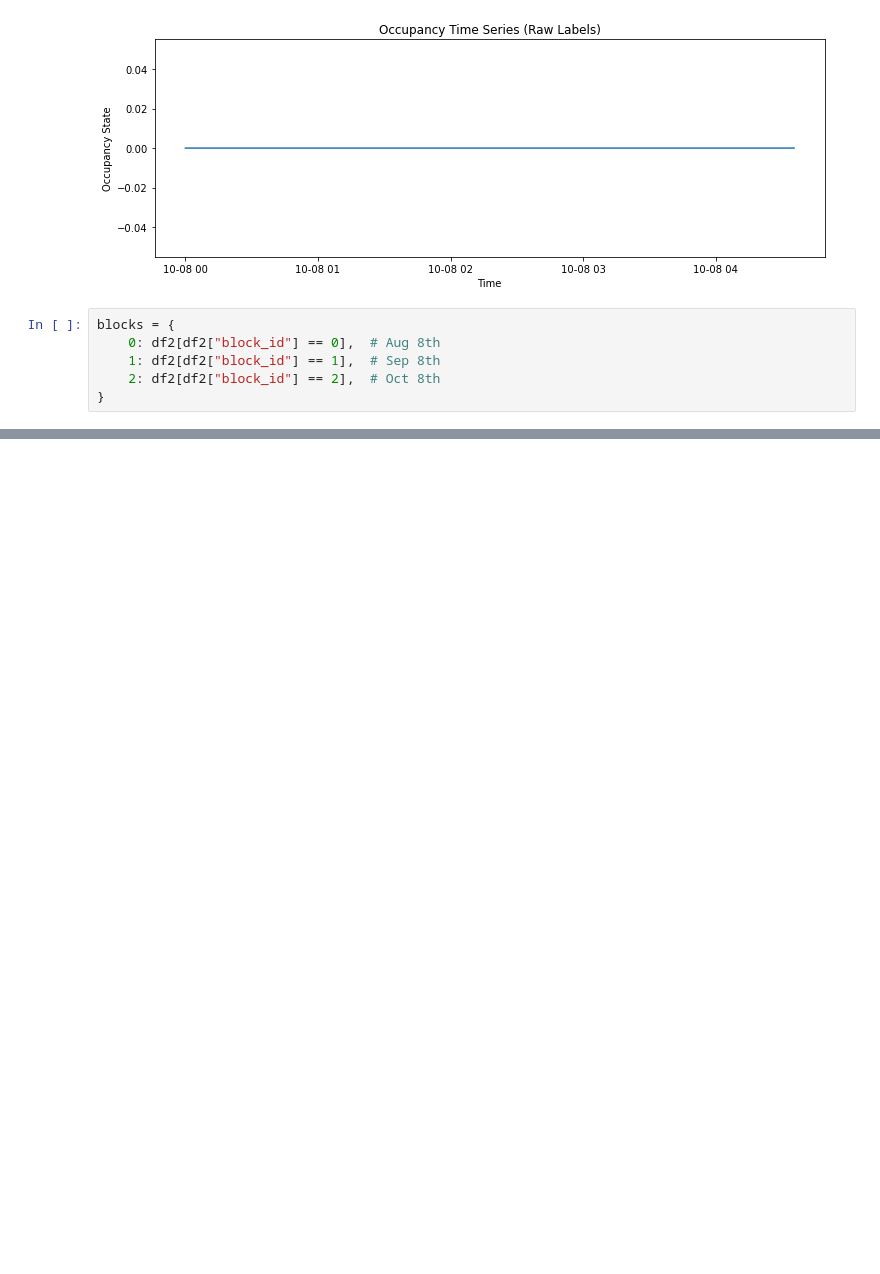
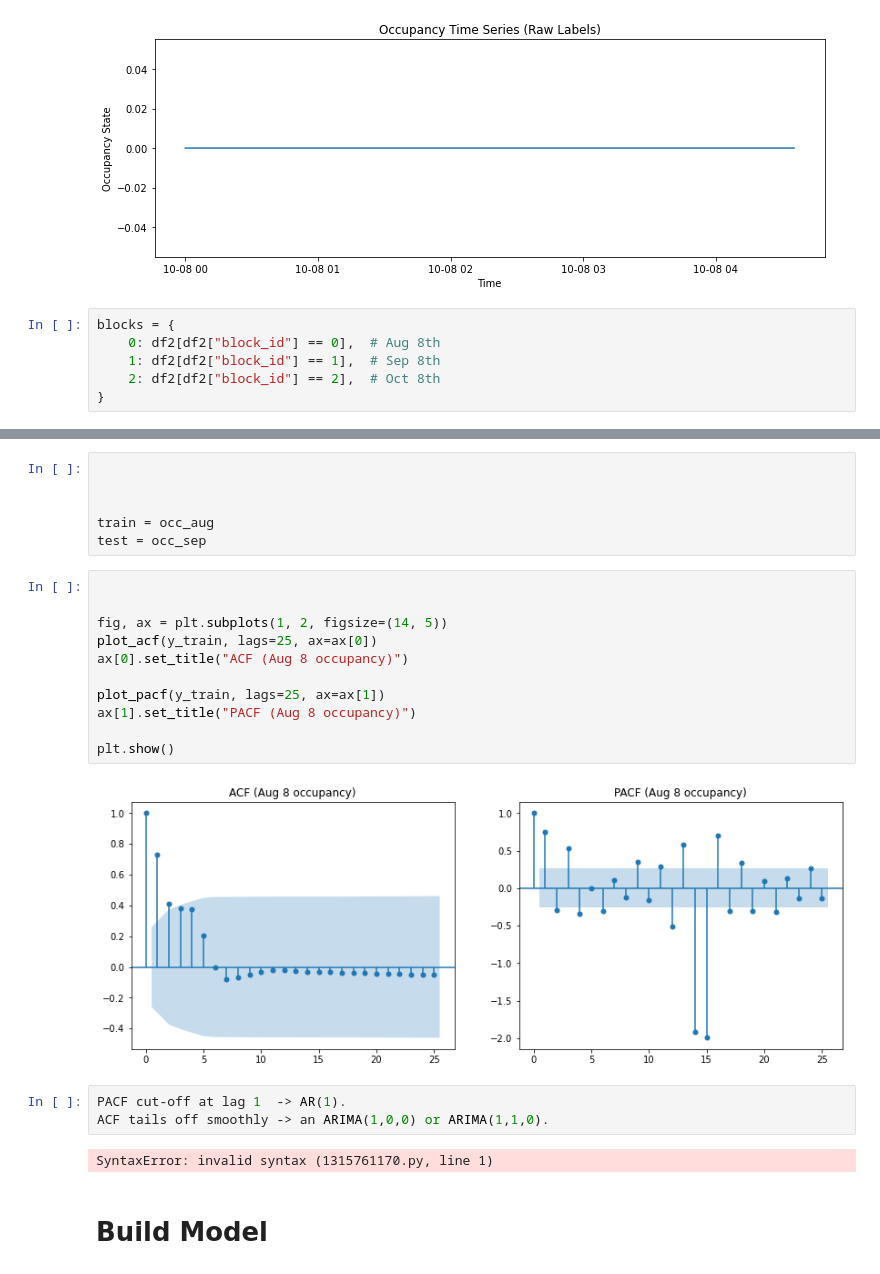
Before and after one commit to Grace-5507/Office-Occupancy-Prediction, a Jupyter notebook: PIRvision_FoG_presence_detection.ipynb, the cells around one changed output, grey strips where cells are left out. Cells and saved outputs as stored; diff of their text form; blank space fills up the shorter version.

```diff
--- a/PIRvision_FoG_presence_detection.ipynb
+++ b/PIRvision_FoG_presence_detection.ipynb
@@ -690,0 +694,26 @@ See the caveats in the documentation: https://pandas.pydata.org/pandas-docs/stab
+# %%
+
+
+
+train = occ_aug
+test = occ_sep
+# %%
+
+
+fig, ax = plt.subplots(1, 2, figsize=(14, 5))
+plot_acf(y_train, lags=25, ax=ax[0])
+ax[0].set_title("ACF (Aug 8 occupancy)")
+
+plot_pacf(y_train, lags=25, ax=ax[1])
+ax[1].set_title("PACF (Aug 8 occupancy)")
+
+plt.show()
+# %% [output]
+[figure, added]
+# %%
+PACF cut-off at lag 1  -> AR(1).
+ACF tails off smoothly -> an ARIMA(1,0,0) or ARIMA(1,1,0).
+# %% [output]
+SyntaxError: invalid syntax (1315761170.py, line 1)
+# %% [markdown]
+# Build Model
```
Also changed, not shown: parts of 34 cells of this notebook.
